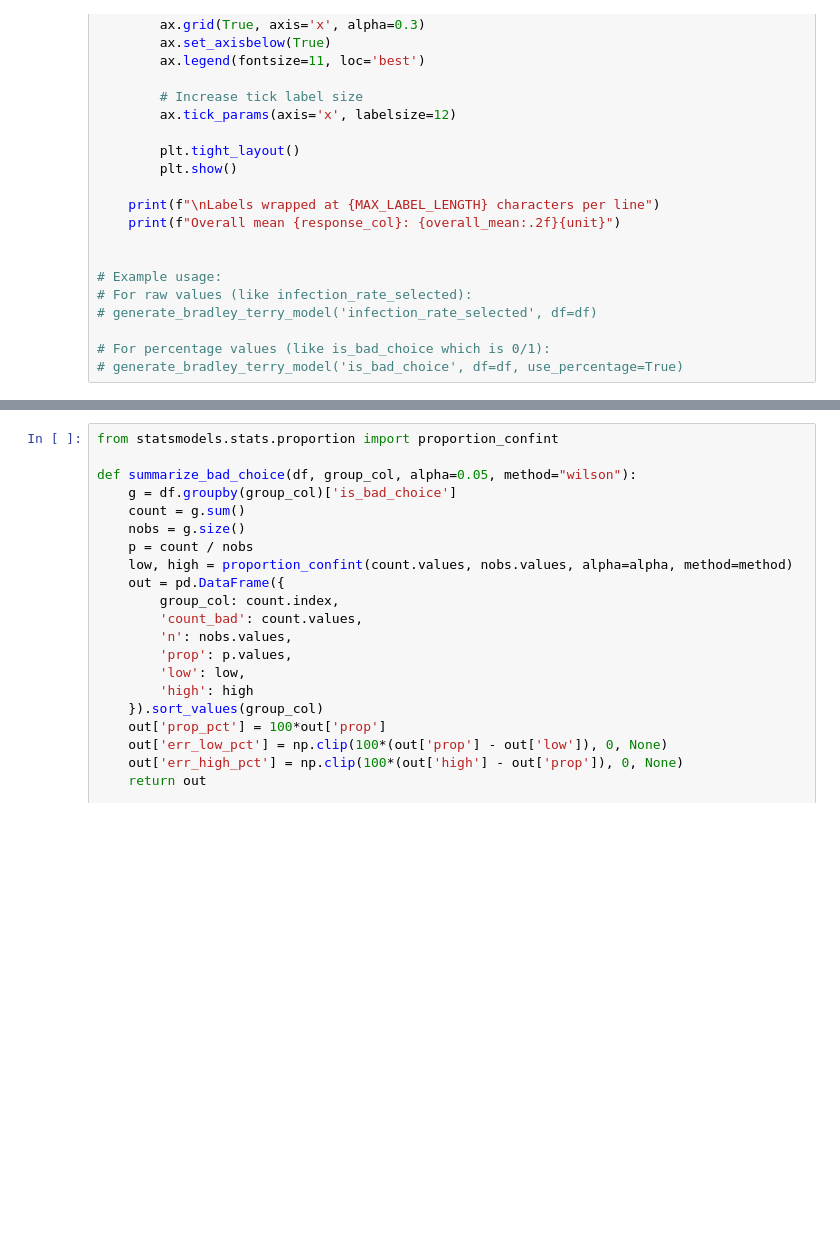
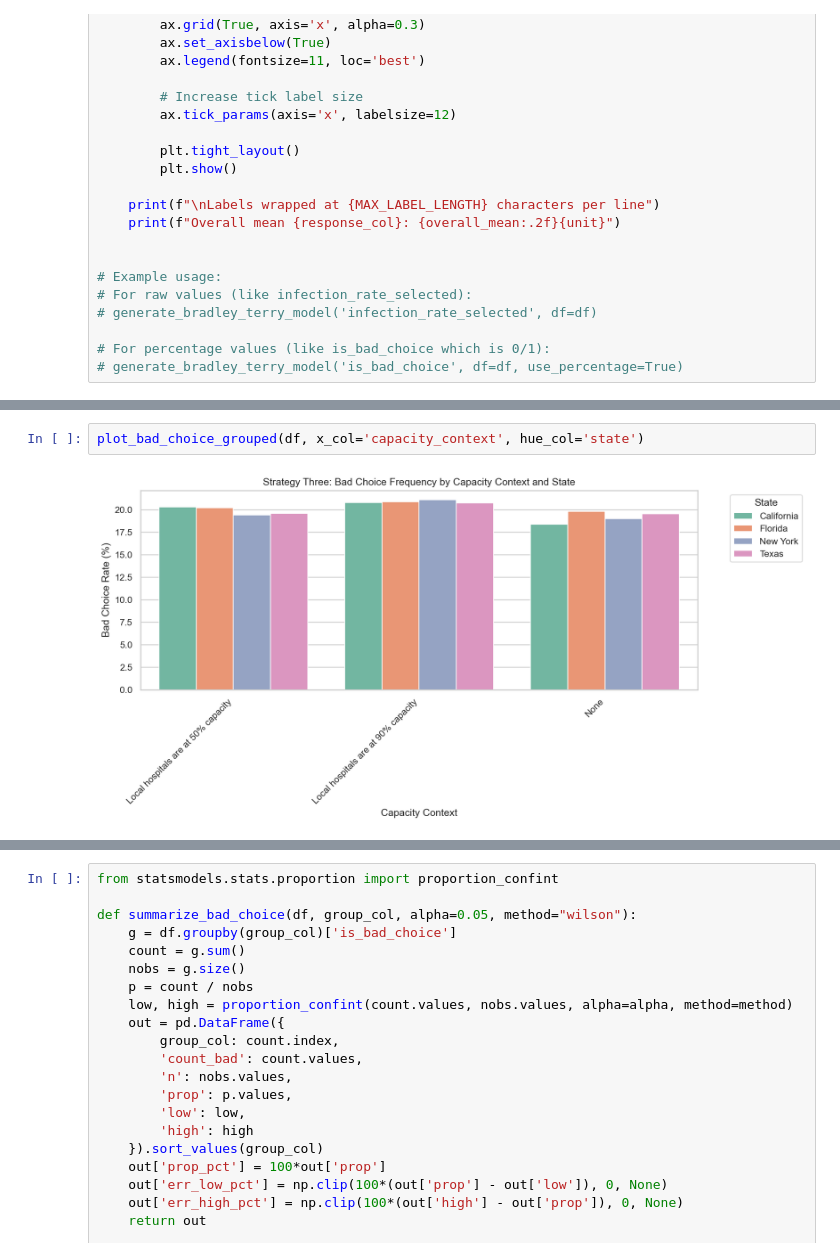
Before and after one commit to yaesoubilab/llm-dce, a Jupyter notebook: multi_prompting/strategy_three_analysis.ipynb, the cells around one changed output, grey strips where cells are left out. Cells and saved outputs as stored; diff of their text form; blank space fills up the shorter version.

```diff
--- a/multi_prompting/strategy_three_analysis.ipynb
+++ b/multi_prompting/strategy_three_analysis.ipynb
@@ -209,3 +472,7 @@ plot_bad_choice_grouped(df, x_col='model', hue_col='county_type')
+# %%
+plot_bad_choice_grouped(df, x_col='capacity_context', hue_col='state')
+# %% [output]
+[figure, added]
 # %%
 df.groupby('model')['is_bad_choice'].value_counts()
 # %% [output]
```
Also changed, not shown: parts of 14 cells of this notebook, 5 other files.
